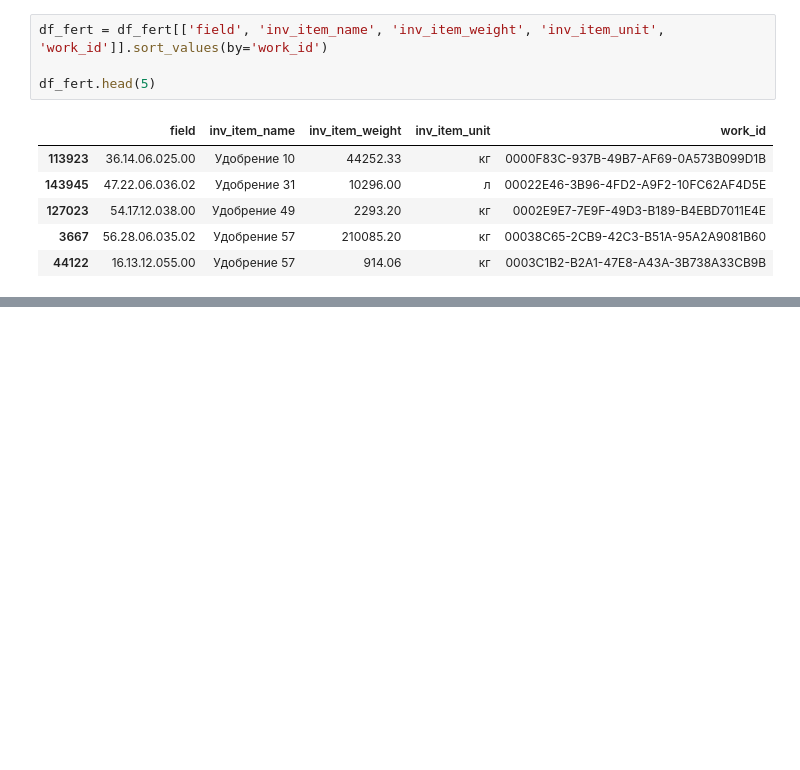
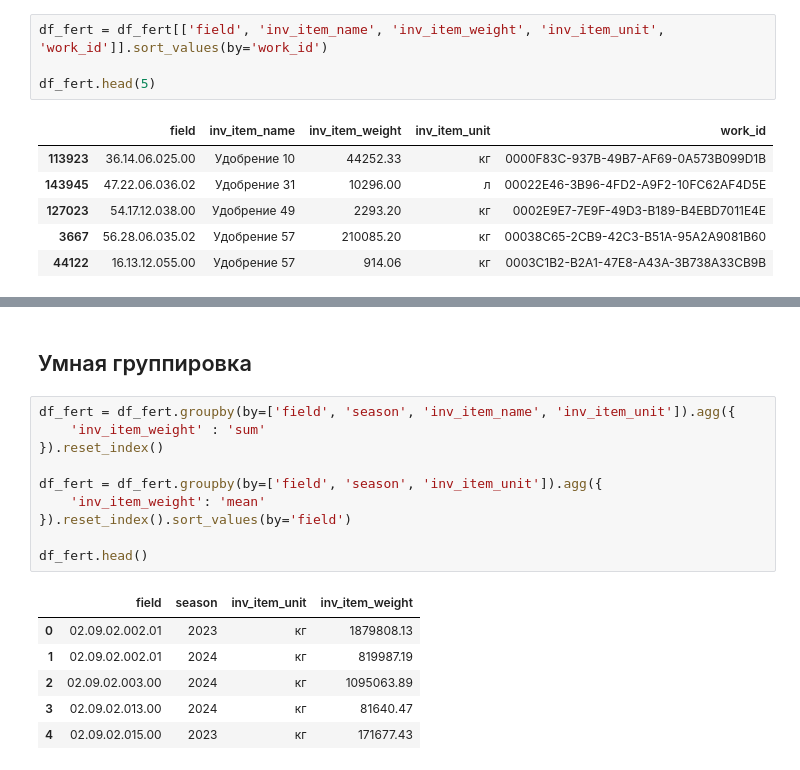
Before and after one commit to VladSunny/DANO_EKONIVA, a Jupyter notebook: notebooks/reborn.ipynb, the cells around one changed output, grey strips where cells are left out. Drawn from its saved outputs; the diff is of its cells as text; blank space fills up the shorter version.

```diff
--- a/notebooks/reborn.ipynb
+++ b/notebooks/reborn.ipynb
@@ -191,0 +198,19 @@ df_fert.shape
+# %% [markdown]
+## Умная группировка
+# %%
+df_fert = df_fert.groupby(by=['field', 'season', 'inv_item_name', 'inv_item_unit']).agg({
+    'inv_item_weight' : 'sum'
+}).reset_index()
+
+df_fert = df_fert.groupby(by=['field', 'season', 'inv_item_unit']).agg({
+    'inv_item_weight': 'mean'
+}).reset_index().sort_values(by='field')
+
+df_fert.head()
+# %% [output]
+|  | field | season | inv_item_unit | inv_item_weight |
+| 0 | 02.09.02.002.01 | 2023 | кг | 1879808.13 |
+| 1 | 02.09.02.002.01 | 2024 | кг | 819987.19 |
+| 2 | 02.09.02.003.00 | 2024 | кг | 1095063.89 |
+| 3 | 02.09.02.013.00 | 2024 | кг | 81640.47 |
+| 4 | 02.09.02.015.00 | 2023 | кг | 171677.43 |
```
Also changed, not shown: parts of 2 cells of this notebook.
